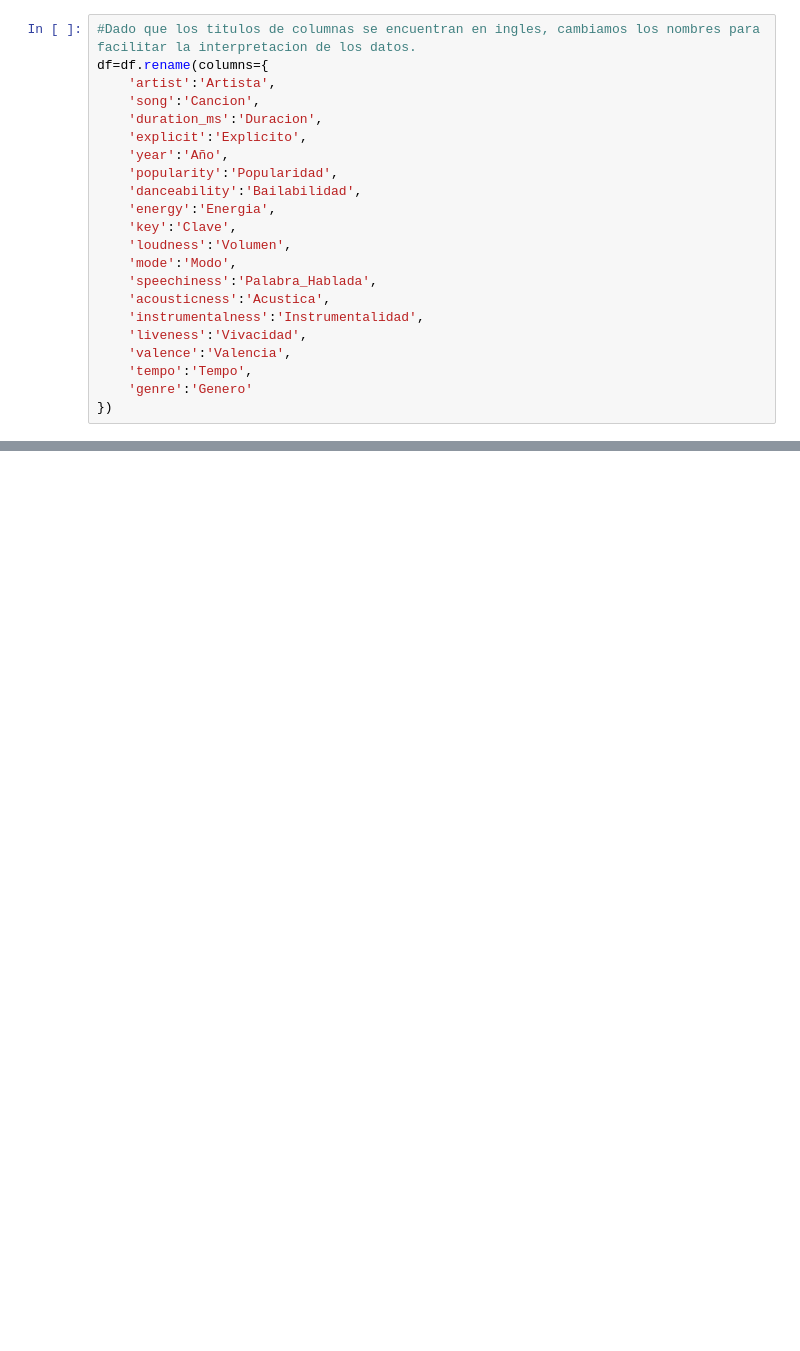
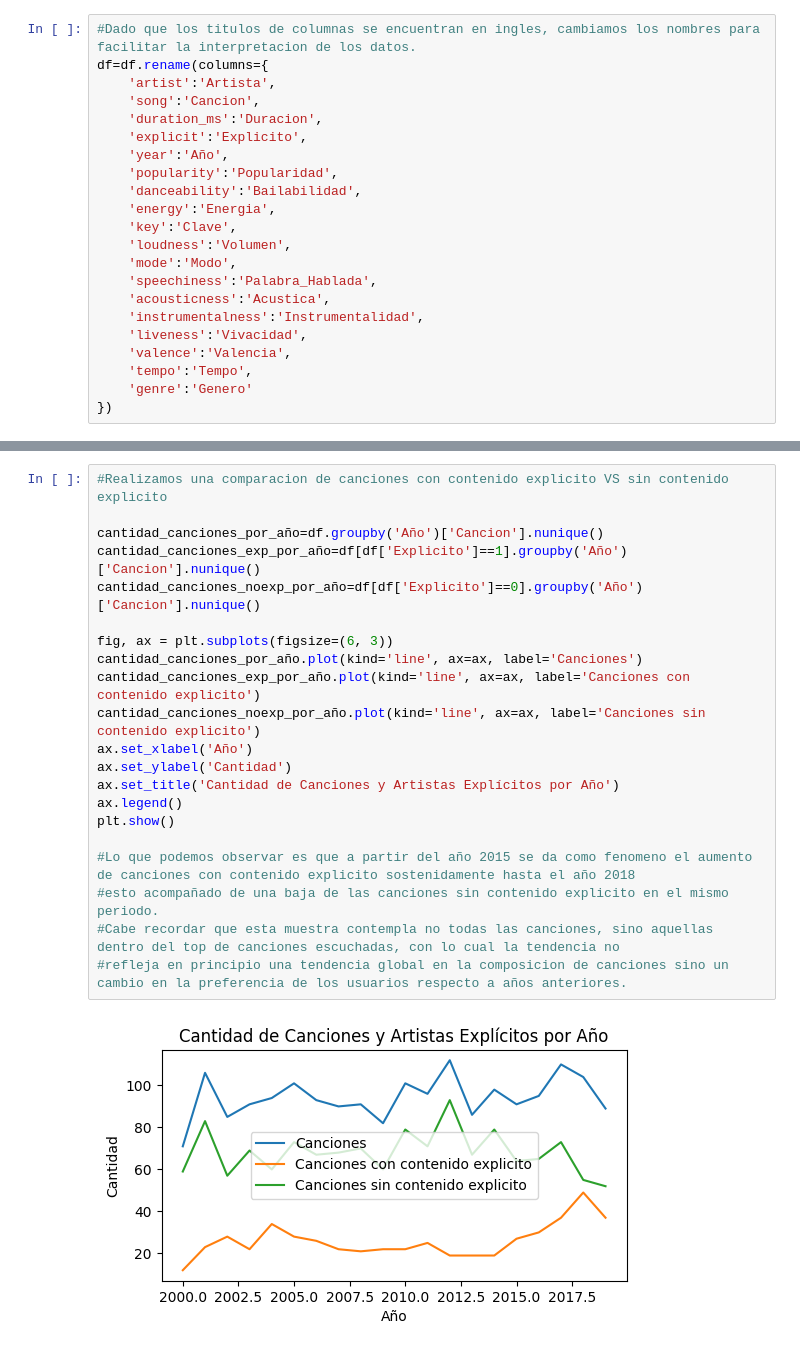
Before and after one commit to MarceloGustavoCordoba/Proyecto2023GrupoCCCC, a Jupyter notebook: MarceloCordoba.ipynb, the cells around one changed output, grey strips where cells are left out. Saved outputs shown, nothing was run; the diff lists cells and outputs as text; blank space fills up the shorter version.

```diff
--- a/MarceloCordoba.ipynb
+++ b/MarceloCordoba.ipynb
@@ -119,0 +132,23 @@ mejor_puntaje_cancion_año
+# %%
+#Realizamos una comparacion de canciones con contenido explicito VS sin contenido explicito
+
+cantidad_canciones_por_año=df.groupby('Año')['Cancion'].nunique()
+cantidad_canciones_exp_por_año=df[df['Explicito']==1].groupby('Año')['Cancion'].nunique()
+cantidad_canciones_noexp_por_año=df[df['Explicito']==0].groupby('Año')['Cancion'].nunique()
+
+fig, ax = plt.subplots(figsize=(6, 3))
+cantidad_canciones_por_año.plot(kind='line', ax=ax, label='Canciones')
+cantidad_canciones_exp_por_año.plot(kind='line', ax=ax, label='Canciones con contenido explicito')
+cantidad_canciones_noexp_por_año.plot(kind='line', ax=ax, label='Canciones sin contenido explicito')
+ax.set_xlabel('Año')
+ax.set_ylabel('Cantidad')
+ax.set_title('Cantidad de Canciones y Artistas Explícitos por Año')
+ax.legend()
+plt.show()
+
+#Lo que podemos observar es que a partir del año 2015 se da como fenomeno el aumento de canciones con contenido explicito sostenidamente hasta el año 2018
+#esto acompañado de una baja de las canciones sin contenido explicito en el mismo periodo.
+#Cabe recordar que esta muestra contempla no todas las canciones, sino aquellas dentro del top de canciones escuchadas, con lo cual la tendencia no
+#refleja en principio una tendencia global en la composicion de canciones sino un cambio en la preferencia de los usuarios respecto a años anteriores.
+# %% [output]
+[figure, added]
```
Also changed, not shown: parts of 10 cells of this notebook.
